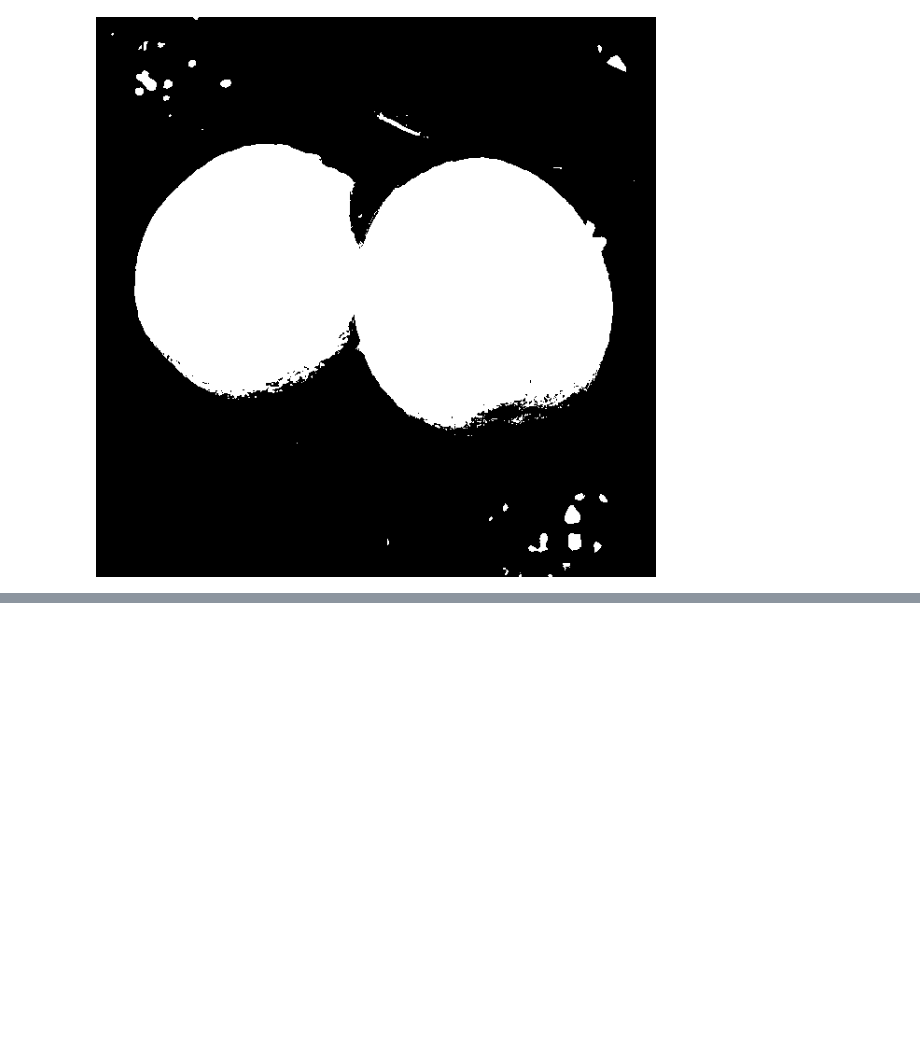
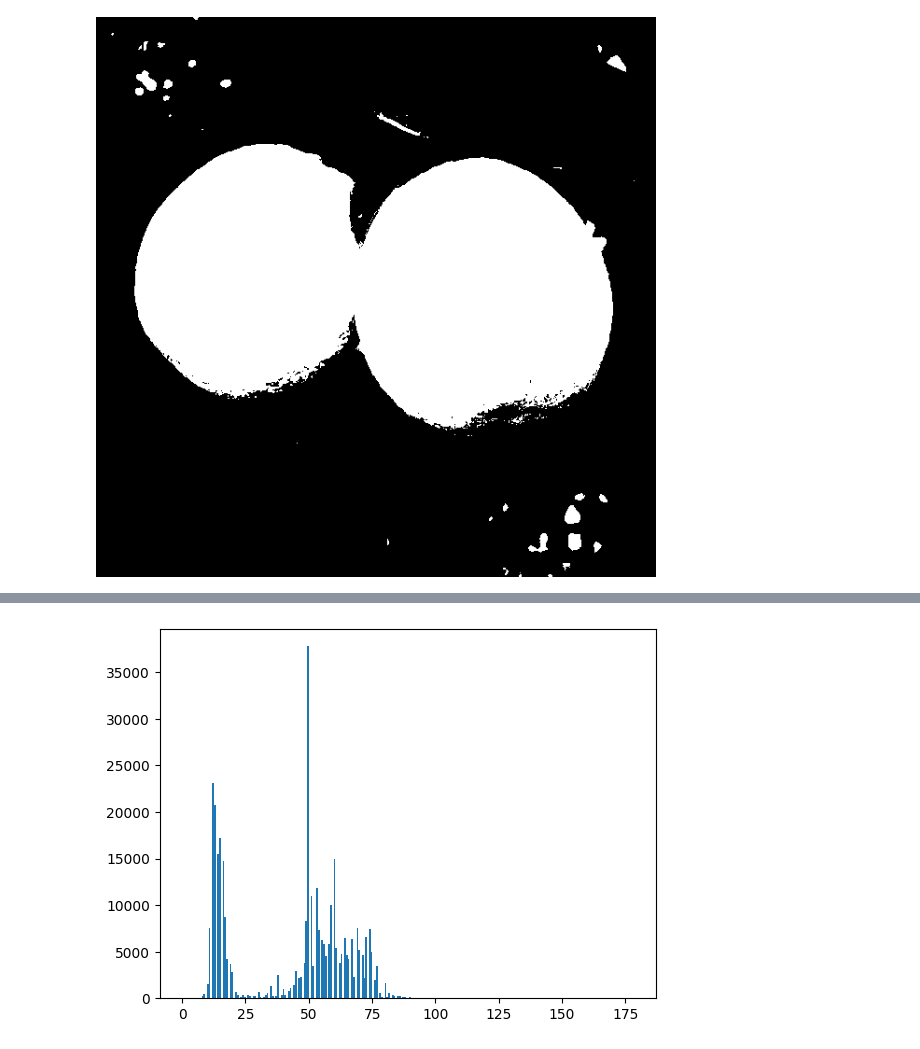
Before and after one commit to Olin-RoboSys/test-colab, a Jupyter notebook: Test.ipynb, the cells around one changed output, grey strips where cells are left out. Saved outputs shown, nothing was run; the diff lists cells and outputs as text; code cells hidden in the pictures; blank space fills up the shorter version.

```diff
--- a/Test.ipynb
+++ b/Test.ipynb
@@ -282,0 +283,6 @@ ValueError: not enough values to unpack (expected 3, got 2)
+# %%
+# get the histogram
+plt.hist(hue.flatten(), bins=256)
+plt.show()
+# %% [output]
+[figure, added]
```
Also changed, not shown: parts of 6 cells of this notebook.
